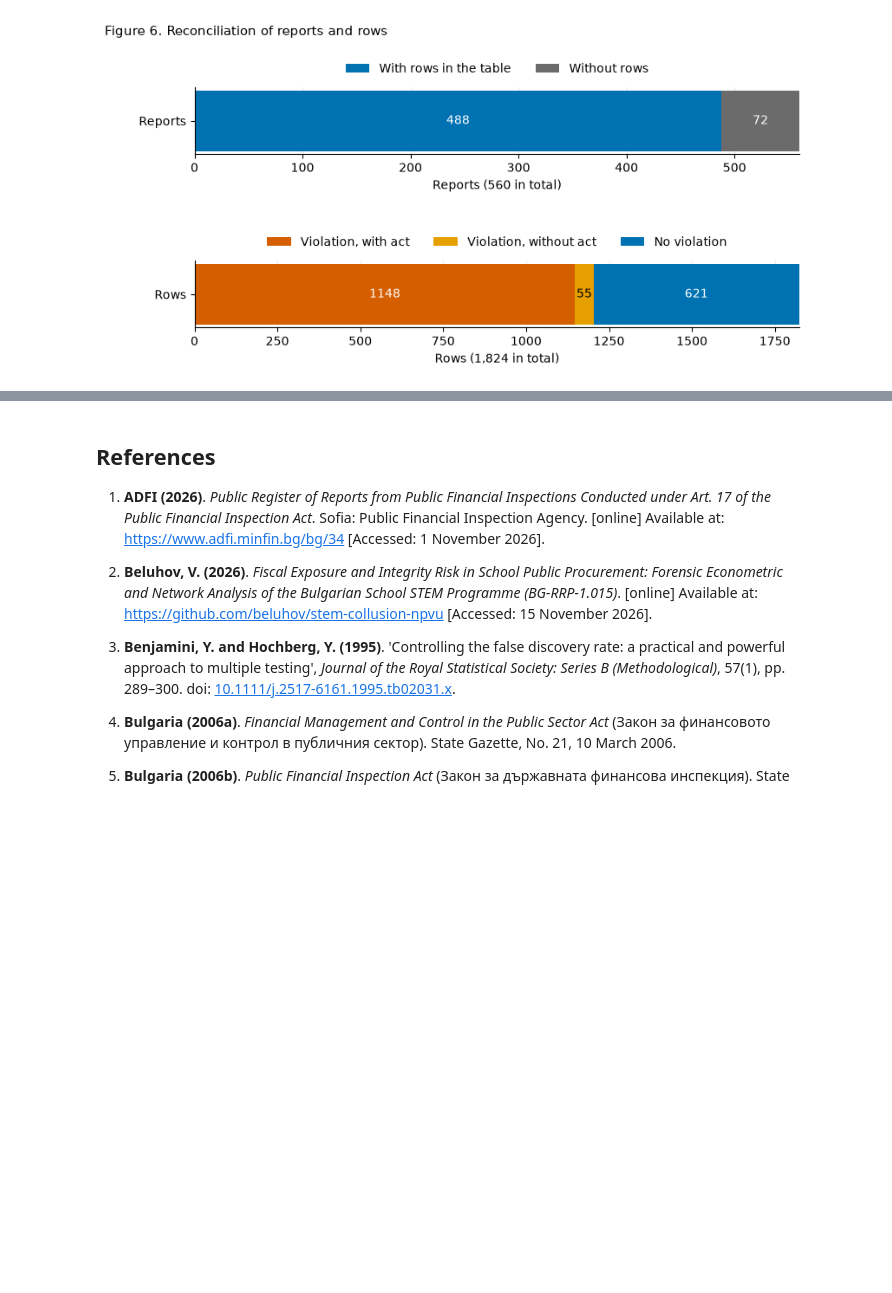
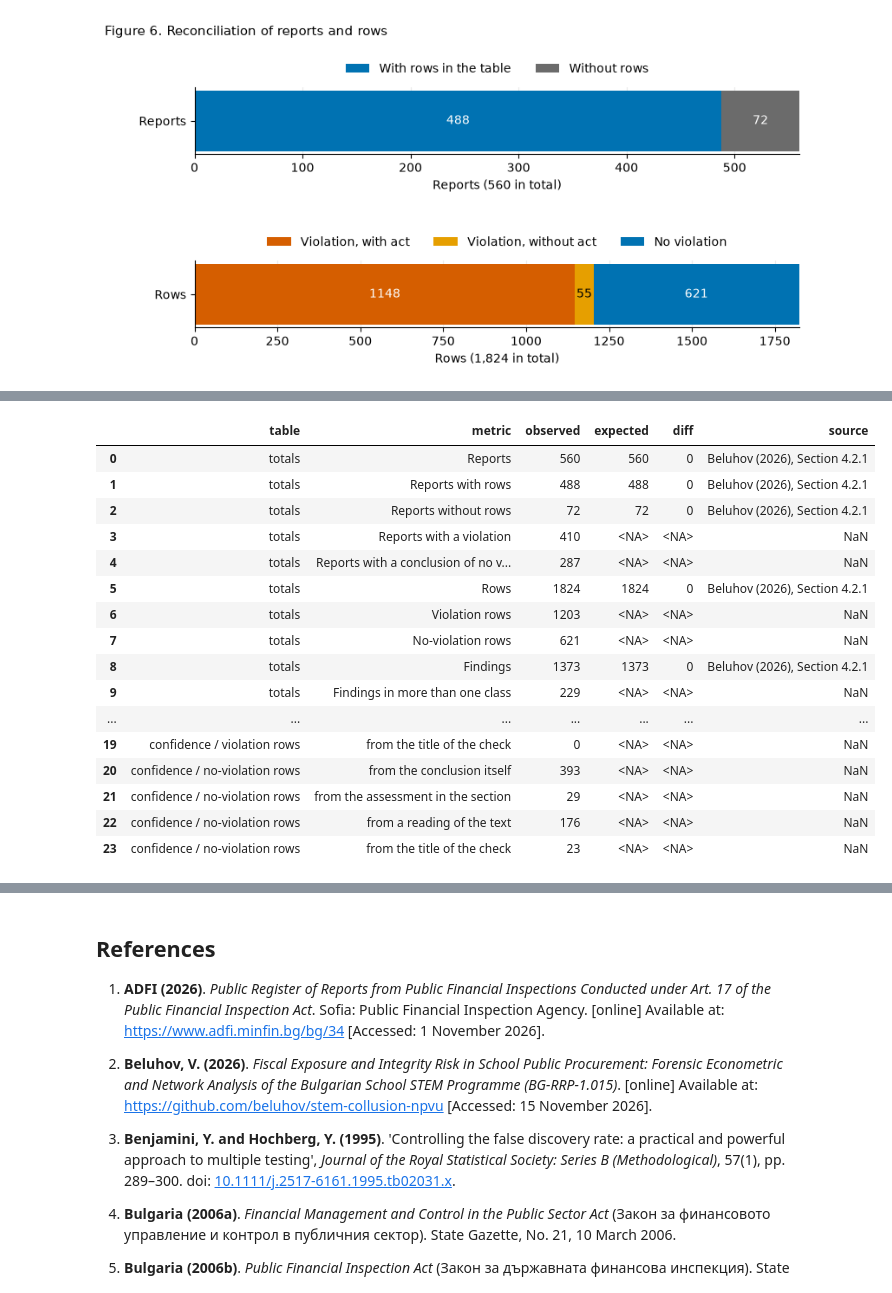
Before and after one commit to beluhov/adfi-violations-classification, a Jupyter notebook: ADFI_Violations_Classification.ipynb, the cells around one changed output, grey strips where cells are left out. Saved outputs shown, nothing was run; the diff lists cells and outputs as text; code cells hidden in the pictures; blank space fills up the shorter version.

```diff
--- a/ADFI_Violations_Classification.ipynb
+++ b/ADFI_Violations_Classification.ipynb
@@ -777,0 +800,81 @@ Reports with rows: 488 | without rows: 72 | rows: 1824
+# %%
+viol = cls_df[cls_df["is_violation"]]
+noviol = cls_df[~cls_df["is_violation"]]
+findings_viol = set(viol["finding_no"])
+findings_noviol = set(noviol["finding_no"])
+findings_by_outcome = viol.groupby("outcome")["finding_no"].nunique()
+classes_per_finding = cls_df.groupby("finding_no")["class_index"].nunique()
+act_cells = cls_df["act"].dropna().str.strip()
+act_cells = act_cells[act_cells != ""]
+act_numbers = {token for cell in act_cells for token in cell.split()}
+
+CONFIDENCE_EN = {
+    "от самия извод": "from the conclusion itself",
+    "от оценката в раздела": "from the assessment in the section",
+    "от прочит": "from a reading of the text",
+    "от заглавието на проверката": "from the title of the check",
+}
+assert set(cls_df["confidence"]) == set(CONFIDENCE_EN)
+SRC_INVARIANTS = "Beluhov (2026), Section 4.2.1"
+SRC_QUANTITIES = "Beluhov (2026), Section 4.2.7"
+
+metrics = [
+    ("totals", "Reports", len(meta_df), 560, SRC_INVARIANTS),
+    ("totals", "Reports with rows", cls_df["report_key"].nunique(), 488, SRC_INVARIANTS),
+    ("totals", "Reports without rows", len(meta_df) - cls_df["report_key"].nunique(), 72, SRC_INVARIANTS),
+    ("totals", "Reports with a violation", viol["report_key"].nunique(), None, None),
+    ("totals", "Reports with a conclusion of no violation", noviol["report_key"].nunique(), None, None),
+    ("totals", "Rows", len(cls_df), 1824, SRC_INVARIANTS),
+    ("totals", "Violation rows", len(viol), None, None),
+    ("totals", "No-violation rows", len(noviol), None, None),
+    ("totals", "Findings", cls_df["finding_no"].nunique(), 1373, SRC_INVARIANTS),
+    ("totals", "Findings in more than one class", int((classes_per_finding > 1).sum()), None, None),
+    ("totals", "Violations", len(findings_viol), None, None),
+    ("totals", "Violations with an act", int(findings_by_outcome["violation_with_act"]), 739, SRC_INVARIANTS),
+    ("totals", "Violations without an act", int(findings_by_outcome["violation_without_act"]), 45, SRC_INVARIANTS),
+    ("totals", "Conclusions of no violation", len(findings_noviol), 589, SRC_INVARIANTS),
+    ("totals", "Distinct act cells", len(set(act_cells)), 644, SRC_QUANTITIES),
+    ("totals", "Distinct act numbers", len(act_numbers), None, None),
+]
+for conf_bg, conf_en in CONFIDENCE_EN.items():
+    metrics.append(("confidence / violation rows", conf_en, int((viol["confidence"] == conf_bg).sum()), None, None))
+for conf_bg, conf_en in CONFIDENCE_EN.items():
+    metrics.append(("confidence / no-violation rows", conf_en, int((noviol["confidence"] == conf_bg).sum()), None, None))
+
+totals = pd.DataFrame(metrics, columns=["table", "metric", "observed", "expected", "source"])
+totals["observed"] = totals["observed"].astype(int)
+totals["expected"] = totals["expected"].astype("Int64")
+totals["diff"] = totals["observed"] - totals["expected"]
+totals = totals[["table", "metric", "observed", "expected", "diff", "source"]]
+assert int(totals["expected"].notna().sum()) == 9
+
+summary = classes[["class_index", "class_en"]].copy()
+summary["observed_viol_rows"] = summary["class_index"].map(viol["class_index"].value_counts()).fillna(0).astype(int)
+summary["observed_noviol_rows"] = summary["class_index"].map(noviol["class_index"].value_counts()).fillna(0).astype(int)
+summary["zero_count_class"] = ((summary["observed_viol_rows"] + summary["observed_noviol_rows"]) == 0).astype(int)
+
+checks = {
+    "the key of a report is unique in the register": bool(meta_df["report_key"].is_unique),
+    "every key of the table is a key of the register": set(cls_df["report_key"]) <= set(meta_df["report_key"]),
+    "no finding is both a violation and a conclusion of no violation": not (findings_viol & findings_noviol),
+    "the findings split into violations and conclusions of no violation": len(findings_viol) + len(findings_noviol) == cls_df["finding_no"].nunique(),
+    "a violation is either with an act or without an act": int(findings_by_outcome.sum()) == len(findings_viol),
+    "the rows split into violation rows and no-violation rows": len(viol) + len(noviol) == len(cls_df),
+    "every class index of the table is one of the 53 classes": set(cls_df["class_index"]) <= set(classes["class_index"]),
+    "the section of a row is the section of its class index": bool((cls_df["section"] == cls_df["class_index"].str.split(".").str[0].astype(int).map(sec_bg)).all()),
+    "the rows of the 53 classes add up to the rows of the table": int(summary[["observed_viol_rows", "observed_noviol_rows"]].sum().sum()) == len(cls_df),
+    "no act number stands outside the violations with an act": bool((cls_df.loc[cls_df["outcome"] != "violation_with_act", "act"].fillna("").str.strip() == "").all()),
+    "the nine published numbers equal the counted ones": bool((totals["diff"].dropna() == 0).all()),
+}
+checks_df = pd.Series(checks, name="passed").rename_axis("check").reset_index()
+reconciliation_ok = bool(checks_df["passed"].all())
+assert reconciliation_ok, "The reconciliation of the findings and the rows failed"
+
+totals.to_csv(DERIVED_DIR / "reconciliation_totals.csv", sep=";", index=False, encoding="utf-8", lineterminator="\n")
+summary.to_csv(DERIVED_DIR / "reconciliation_summary.csv", sep=";", index=False, encoding="utf-8", lineterminator="\n")
+
+print(f"reconciliation_ok = {reconciliation_ok} | findings: {len(findings_viol) + len(findings_noviol)} | rows: {len(cls_df)}")
+display(checks_df)
+display(totals)
+print("Classes without a row:", summary.loc[summary["zero_count_class"] == 1, "class_index"].tolist())
+# %% [output]
@@ -777,0 +894,17 @@ Reports with rows: 488 | without rows: 72 | rows: 1824
+|  | table | metric | observed | expected | diff | source |
+| 0 | totals | Reports | 560 | 560 | 0 | Beluhov (2026), Section 4.2.1 |
+| 1 | totals | Reports with rows | 488 | 488 | 0 | Beluhov (2026), Section 4.2.1 |
+| 2 | totals | Reports without rows | 72 | 72 | 0 | Beluhov (2026), Section 4.2.1 |
+| 3 | totals | Reports with a violation | 410 | <NA> | <NA> | NaN |
+| 4 | totals | Reports with a conclusion of no v... | 287 | <NA> | <NA> | NaN |
+| 5 | totals | Rows | 1824 | 1824 | 0 | Beluhov (2026), Section 4.2.1 |
+| 6 | totals | Violation rows | 1203 | <NA> | <NA> | NaN |
+| 7 | totals | No-violation rows | 621 | <NA> | <NA> | NaN |
+| 8 | totals | Findings | 1373 | 1373 | 0 | Beluhov (2026), Section 4.2.1 |
+| 9 | totals | Findings in more than one class | 229 | <NA> | <NA> | NaN |
+| ... | ... | ... | ... | ... | ... | ... |
+| 19 | confidence / violation rows | from the title of the check | 0 | <NA> | <NA> | NaN |
+| 20 | confidence / no-violation rows | from the conclusion itself | 393 | <NA> | <NA> | NaN |
+| 21 | confidence / no-violation rows | from the assessment in the section | 29 | <NA> | <NA> | NaN |
+| 22 | confidence / no-violation rows | from a reading of the text | 176 | <NA> | <NA> | NaN |
+| 23 | confidence / no-violation rows | from the title of the check | 23 | <NA> | <NA> | NaN |
```
Also changed, not shown: parts of 10 cells of this notebook, 5 other files.
